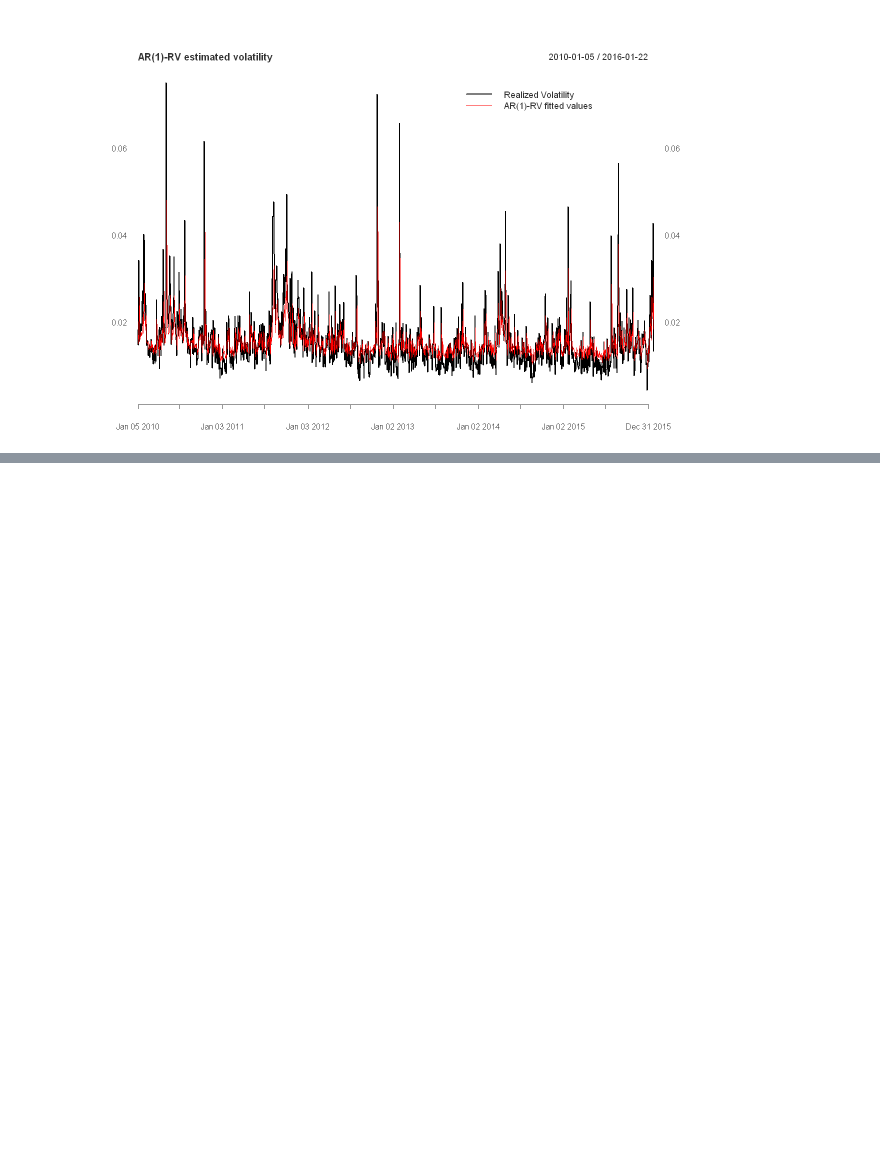
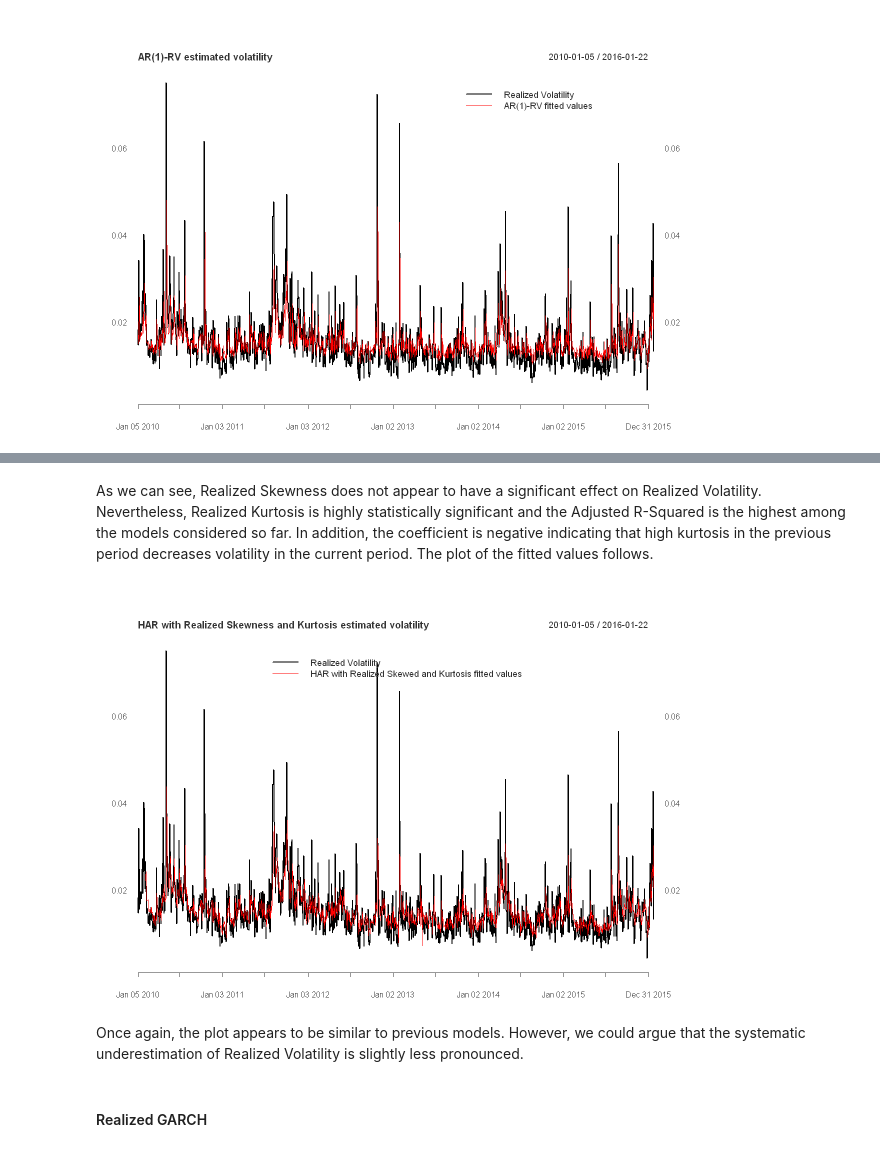
Before and after one commit to JanK0095/Financial-Econometrics-Course-Projects, a Jupyter notebook: Final project/FEI_Emprical_project_Kubal_Mattanelli.ipynb, the cells around one changed output, grey strips where cells are left out. Cells and saved outputs as stored; diff of their text form; code cells hidden in the pictures; blank space fills up the shorter version.

```diff
--- a/Final project/FEI_Emprical_project_Kubal_Mattanelli.ipynb
+++ b/Final project/FEI_Emprical_project_Kubal_Mattanelli.ipynb
@@ -190,0 +318,7 @@ The predictions seem to fit the data quite well. However, there are some large j
+# %%
+#HAR-Rskew-RKurt
+amzn$RS_lag <- lag(amzn$RS) #Lag of Realized Skewness
+amzn$RK_lag <- lag(amzn$RK) #Lag of Realized Kurtosis
+har_skew_kurt <- lm(RV ~ RV_lag + RV_5 + RV_22 + RS_lag + RK_lag, data = amzn)
+summary(har_skew_kurt)
+har_skew_kurt_fitted <- xts(har_skew_kurt$fitted.values, order.by = as.Date(names(har_skew_kurt$fitted.values)))
@@ -190,0 +343,14 @@ The predictions seem to fit the data quite well. However, there are some large j
+# %% [markdown]
+As we can see, Realized Skewness does not appear to have a significant effect on Realized Volatility. Nevertheless, Realized Kurtosis is highly statistically significant and the Adjusted R-Squared is the highest among the models considered so far. In addition, the coefficient is negative indicating that high kurtosis in the previous period decreases volatility in the current period. The plot of the fitted values follows.
+# %%
+#Plotting fitted values
+plot_holder <- plot(amzn$RV, main = "HAR with Realized Skewness and Kurtosis estimated volatility", grid.col = NA)
+plot_holder <- lines(har_skew_kurt_fitted, col = "red")
+plot_holder <- addLegend("topright", on = 1, legend.names = c("Realized Volatility", "HAR with Realized Skewed and Kurtosis fitted values"), col = c("black", "red"), lty = 1, bty = "n", lwd = c(2, 1))
+plot_holder
+# %% [output]
+[figure, added]
+# %% [markdown]
+Once again, the plot appears to be similar to previous models. However, we could argue that the systematic underestimation of Realized Volatility is slightly less pronounced.
+# %% [markdown]
+#### Realized GARCH
```
Also changed, not shown: parts of 51 cells of this notebook, 2 other files.
